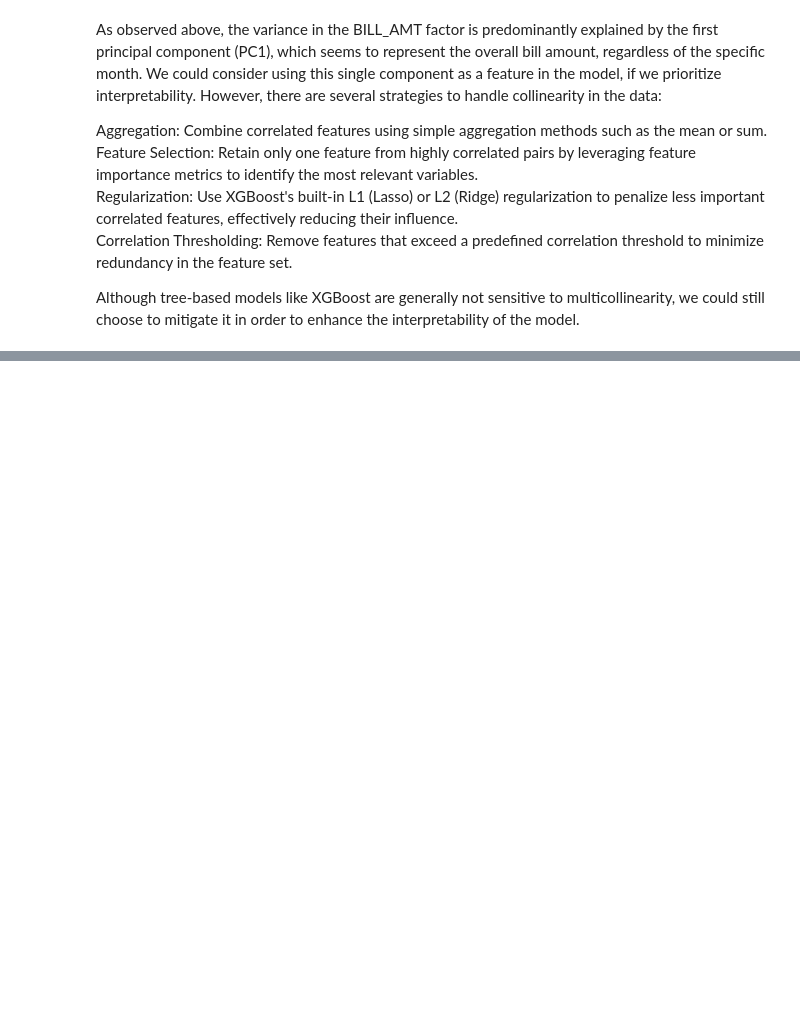
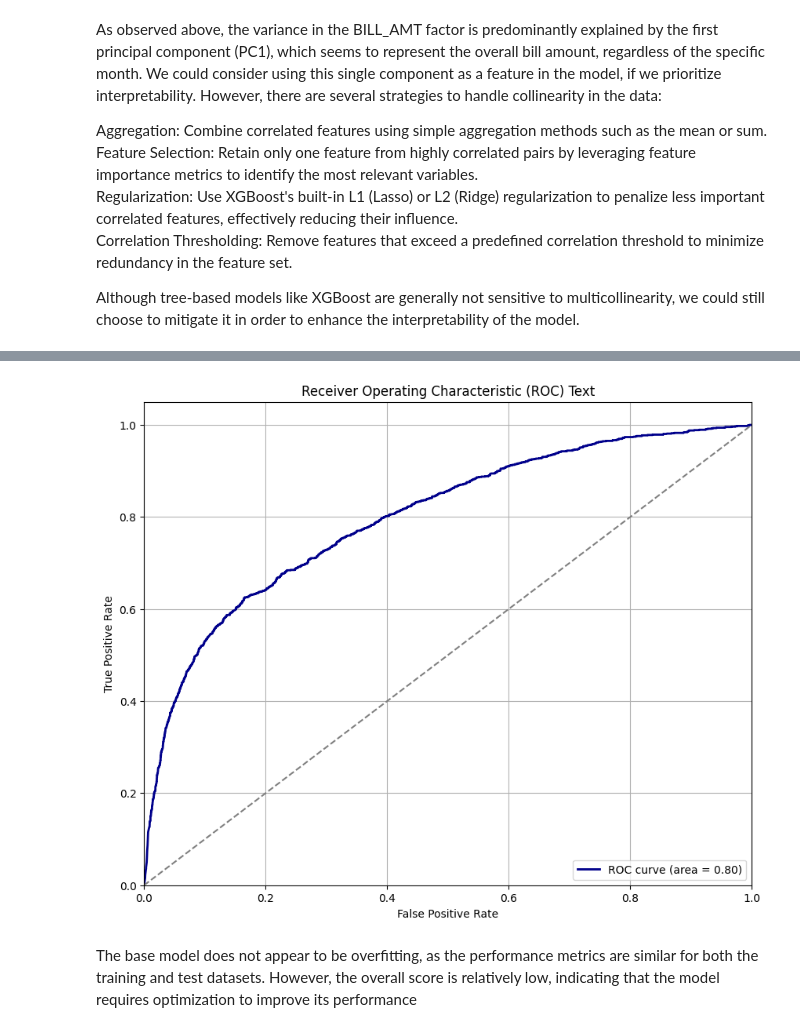
Before and after one commit to andrea-mar/credit_default_risk, a Jupyter notebook: credit_risk_model.ipynb, the cells around one changed output, grey strips where cells are left out. Cells and saved outputs as stored; diff of their text form; code cells hidden in the pictures; blank space fills up the shorter version.

```diff
--- a/credit_risk_model.ipynb
+++ b/credit_risk_model.ipynb
@@ -685,0 +992,6 @@ Although tree-based models like XGBoost are generally not sensitive to multicoll
+# %%
+y_pred = xgb_model.predict(X_test_pc.select_dtypes(include='number'))
+y_pred_prob = xgb_model.predict_proba(X_test_pc.select_dtypes(include='number'))[:, 1]  # Probabilities for the positive class
+y_true = y_test.values.ravel()
+
+print(classification_report(y_true, y_pred))
@@ -685,0 +1007,6 @@ Although tree-based models like XGBoost are generally not sensitive to multicoll
+# %%
+plot_roc_curve(y_true,y_pred_prob,"text")
+# %% [output]
+[figure, added]
+# %% [markdown]
+The base model does not appear to be overfitting, as the performance metrics are similar for both the training and test datasets. However, the overall score is relatively low, indicating that the model requires optimization to improve its performance
```
Also changed, not shown: parts of 32 cells of this notebook.
